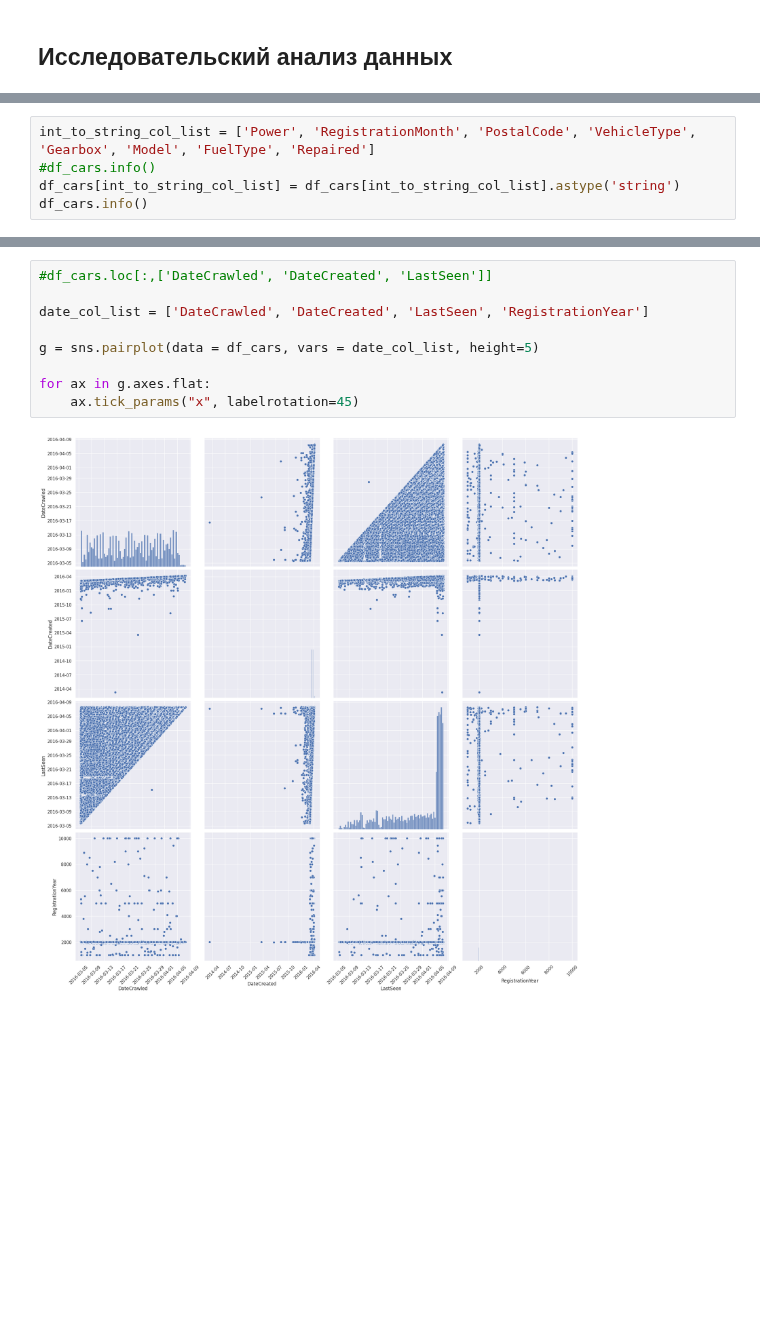
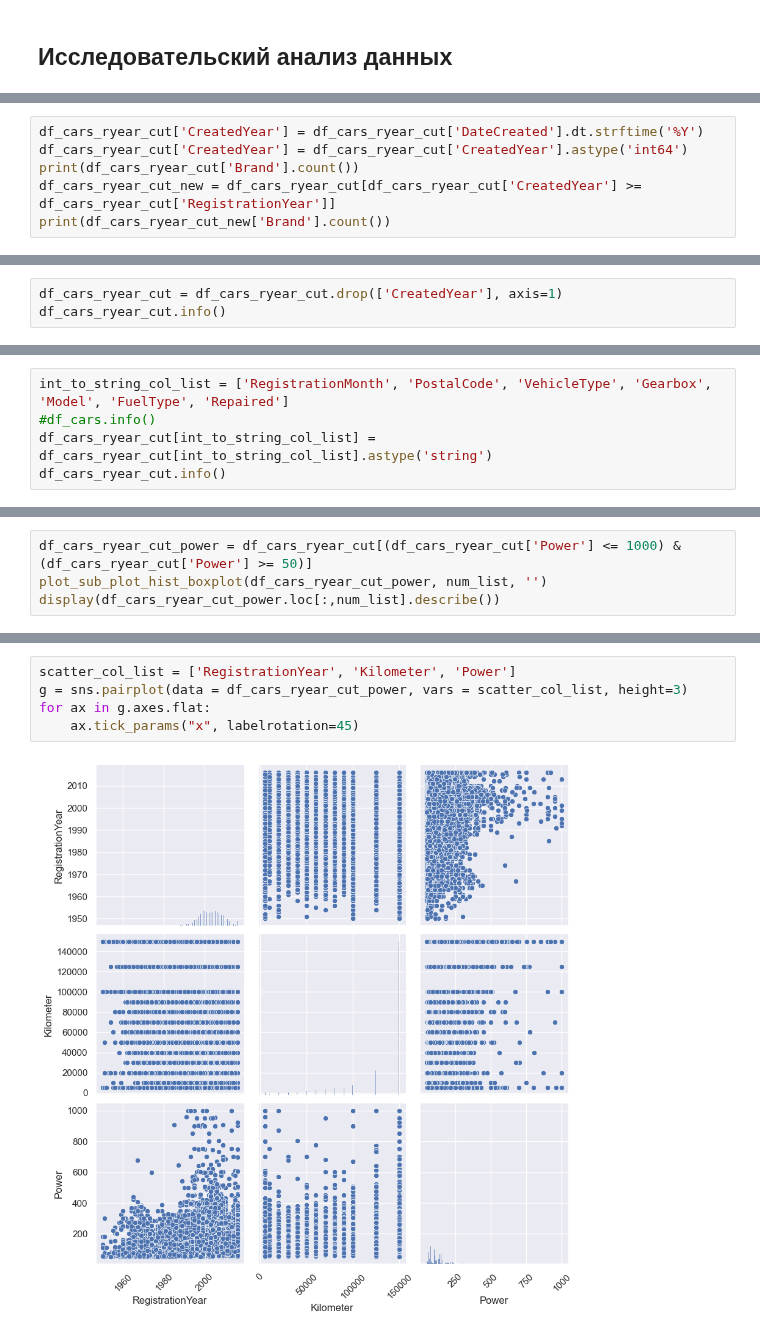
Before and after one commit to theotheo46/yap, a Jupyter notebook: notebooks/cars.ipynb, the cells around one changed output, grey strips where cells are left out. Saved outputs shown, nothing was run; the diff lists cells and outputs as text; blank space fills up the shorter version.

```diff
--- a/notebooks/cars.ipynb
+++ b/notebooks/cars.ipynb
@@ -410,0 +502,6 @@ memory usage: 38.3+ MB
+# %%
+df_cars_ryear_cut['CreatedYear'] = df_cars_ryear_cut['DateCreated'].dt.strftime('%Y')
+df_cars_ryear_cut['CreatedYear'] = df_cars_ryear_cut['CreatedYear'].astype('int64')
+print(df_cars_ryear_cut['Brand'].count())
+df_cars_ryear_cut_new = df_cars_ryear_cut[df_cars_ryear_cut['CreatedYear'] >= df_cars_ryear_cut['RegistrationYear']]
+print(df_cars_ryear_cut_new['Brand'].count())
@@ -410,0 +521,3 @@ memory usage: 38.3+ MB
+# %%
+df_cars_ryear_cut = df_cars_ryear_cut.drop(['CreatedYear'], axis=1)
+df_cars_ryear_cut.info()
@@ -411,7 +558,7 @@ memory usage: 38.3+ MB
 # %%
-int_to_string_col_list = ['Power', 'RegistrationMonth', 'PostalCode', 'VehicleType', 'Gearbox', 'Model', 'FuelType', 'Repaired']
+int_to_string_col_list = ['RegistrationMonth', 'PostalCode', 'VehicleType', 'Gearbox', 'Model', 'FuelType', 'Repaired']
 #df_cars.info()
-df_cars[int_to_string_col_list] = df_cars[int_to_string_col_list].astype('string')
-df_cars.info()
+df_cars_ryear_cut[int_to_string_col_list] = df_cars_ryear_cut[int_to_string_col_list].astype('string')
+df_cars_ryear_cut.info()
 # %% [output]
 <class 'pandas.core.frame.DataFrame'>
@@ -539,0 +698,4 @@ TypeError: The DType <class 'numpy._IntegerAbstractDType'> could not be promoted
+# %%
+df_cars_ryear_cut_power = df_cars_ryear_cut[(df_cars_ryear_cut['Power'] <= 1000) & (df_cars_ryear_cut['Power'] >= 50)]
+plot_sub_plot_hist_boxplot(df_cars_ryear_cut_power, num_list, '')
+display(df_cars_ryear_cut_power.loc[:,num_list].describe())
@@ -540,11 +716,7 @@ TypeError: The DType <class 'numpy._IntegerAbstractDType'> could not be promoted
 # %%
-#df_cars.loc[:,['DateCrawled', 'DateCreated', 'LastSeen']]
-
-date_col_list = ['DateCrawled', 'DateCreated', 'LastSeen', 'RegistrationYear']
-
-g = sns.pairplot(data = df_cars, vars = date_col_list, height=5)
-
+scatter_col_list = ['RegistrationYear', 'Kilometer', 'Power']
+g = sns.pairplot(data = df_cars_ryear_cut_power, vars = scatter_col_list, height=3)
 for ax in g.axes.flat:
     ax.tick_params("x", labelrotation=45)
 # %% [output]
-[figure, old version]
+[figure, new version]
```
Also changed, not shown: parts of 27 cells of this notebook, 1 other file.
